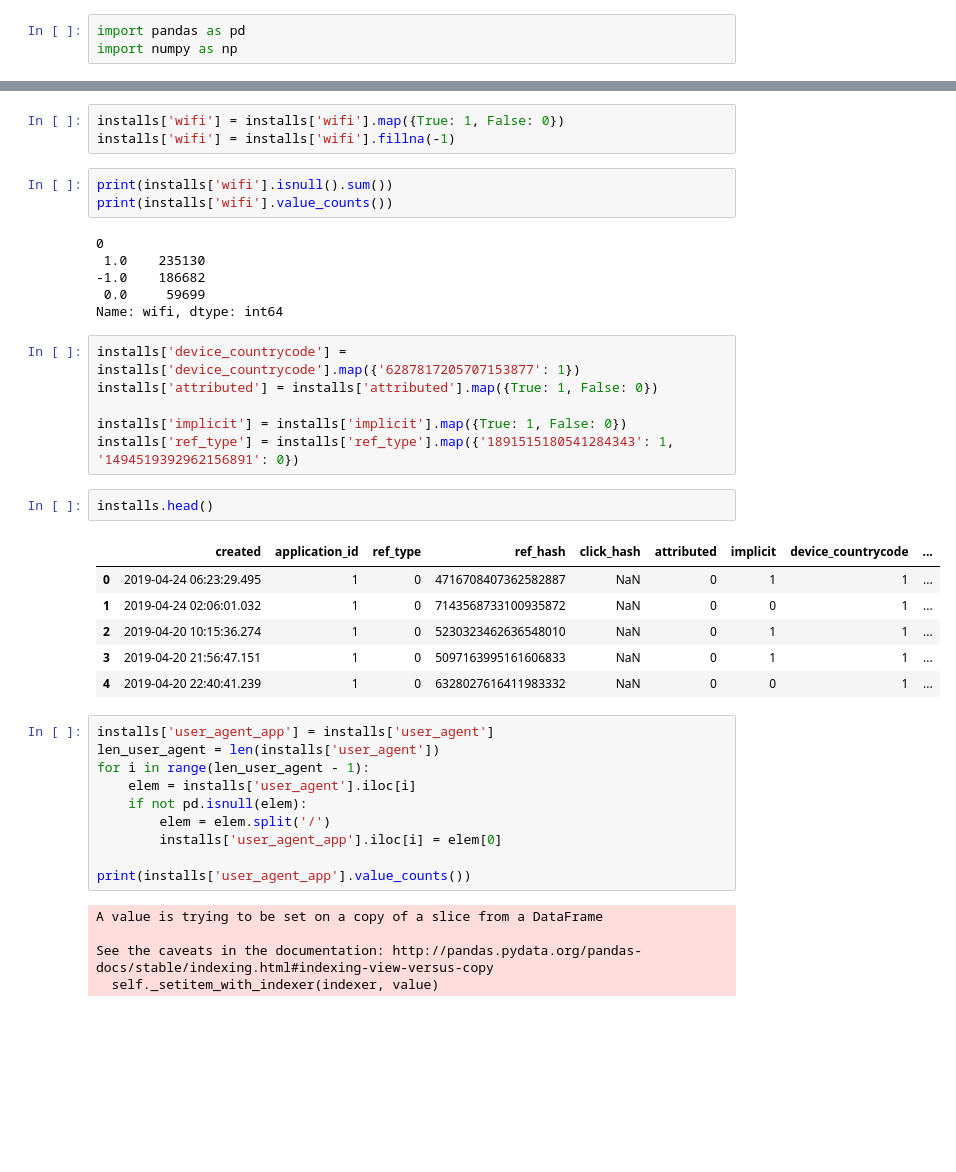
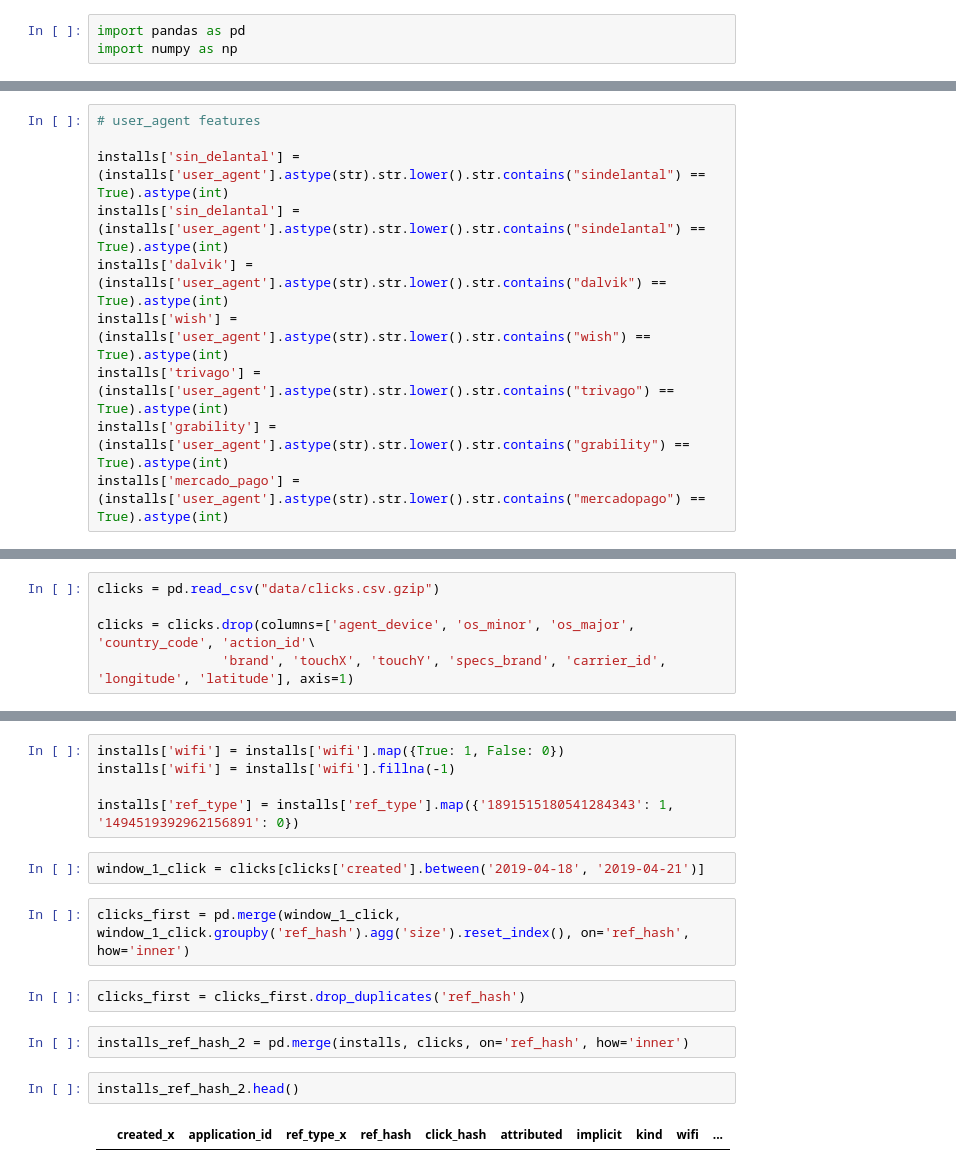
Before and after one commit to Elianagam/orgaDatosTp2, a Jupyter notebook: clean_installs.ipynb, the cells around one changed output, grey strips where cells are left out. Drawn from its saved outputs; the diff is of its cells as text; blank space fills up the shorter version.

```diff
--- a/clean_installs.ipynb
+++ b/clean_installs.ipynb
@@ -50,0 +97,10 @@ installs['window_5'] = installs['created'].between(w5_start, w5_end)
+# %%
+# user_agent features
+
+installs['sin_delantal'] = (installs['user_agent'].astype(str).str.lower().str.contains("sindelantal") == True).astype(int)
+installs['sin_delantal'] = (installs['user_agent'].astype(str).str.lower().str.contains("sindelantal") == True).astype(int)
+installs['dalvik'] = (installs['user_agent'].astype(str).str.lower().str.contains("dalvik") == True).astype(int)
+installs['wish'] = (installs['user_agent'].astype(str).str.lower().str.contains("wish") == True).astype(int)
+installs['trivago'] = (installs['user_agent'].astype(str).str.lower().str.contains("trivago") == True).astype(int)
+installs['grability'] = (installs['user_agent'].astype(str).str.lower().str.contains("grability") == True).astype(int)
+installs['mercado_pago'] = (installs['user_agent'].astype(str).str.lower().str.contains("mercadopago") == True).astype(int)
@@ -81,0 +197,5 @@ Name: ref_type, dtype: int64
+# %%
+clicks = pd.read_csv("data/clicks.csv.gzip")
+
+clicks = clicks.drop(columns=['agent_device', 'os_minor', 'os_major', 'country_code', 'action_id'\
+                'brand', 'touchX', 'touchY', 'specs_brand', 'carrier_id', 'longitude', 'latitude'], axis=1)
@@ -82,42 +211,17 @@ Name: ref_type, dtype: int64
 # %%
 installs['wifi'] = installs['wifi'].map({True: 1, False: 0})
 installs['wifi'] = installs['wifi'].fillna(-1)
+
+installs['ref_type'] = installs['ref_type'].map({'1891515180541284343': 1, '1494519392962156891': 0})
-# %%
-print(installs['wifi'].isnull().sum())
-print(installs['wifi'].value_counts())
-# %% [output]
-0
- 1.0    235130
--1.0    186682
- 0.0     59699
-Name: wifi, dtype: int64
-# %%
-installs['device_countrycode'] = installs['device_countrycode'].map({'6287817205707153877': 1})
-installs['attributed'] = installs['attributed'].map({True: 1, False: 0})
-
-installs['implicit'] = installs['implicit'].map({True: 1, False: 0})
-installs['ref_type'] = installs['ref_type'].map({'1891515180541284343': 1, '1494519392962156891': 0})
+# %%
+window_1_click = clicks[clicks['created'].between('2019-04-18', '2019-04-21')]
+# %%
+clicks_first = pd.merge(window_1_click, window_1_click.groupby('ref_hash').agg('size').reset_index(), on='ref_hash', how='inner')
+# %%
+clicks_first = clicks_first.drop_duplicates('ref_hash')
+# %%
+installs_ref_hash_2 = pd.merge(installs, clicks, on='ref_hash', how='inner')
 # %%
-installs.head()
+installs_ref_hash_2.head()
 # %% [output]
-|  | created | application_id | ref_type | ref_hash | click_hash | attributed | implicit | device_countrycode | ... |
-| 0 | 2019-04-24 06:23:29.495 | 1 | 0 | 4716708407362582887 | NaN | 0 | 1 | 1 | ... |
-| 1 | 2019-04-24 02:06:01.032 | 1 | 0 | 7143568733100935872 | NaN | 0 | 0 | 1 | ... |
-| 2 | 2019-04-20 10:15:36.274 | 1 | 0 | 5230323462636548010 | NaN | 0 | 1 | 1 | ... |
-| 3 | 2019-04-20 21:56:47.151 | 1 | 0 | 5097163995161606833 | NaN | 0 | 1 | 1 | ... |
-| 4 | 2019-04-20 22:40:41.239 | 1 | 0 | 6328027616411983332 | NaN | 0 | 0 | 1 | ... |
+|  | created_x | application_id | ref_type_x | ref_hash | click_hash | attributed | implicit | kind | wifi | ... |
-# %%
-installs['user_agent_app'] = installs['user_agent']
-len_user_agent = len(installs['user_agent'])
-for i in range(len_user_agent - 1):
-    elem = installs['user_agent'].iloc[i]
-    if not pd.isnull(elem):
-        elem = elem.split('/')
-        installs['user_agent_app'].iloc[i] = elem[0]
-
-print(installs['user_agent_app'].value_counts())
-# %% [output]
-A value is trying to be set on a copy of a slice from a DataFrame
-
-See the caveats in the documentation: http://pandas.pydata.org/pandas-docs/stable/indexing.html#indexing-view-versus-copy
-  self._setitem_with_indexer(indexer, value)
```
Also changed, not shown: parts of 36 cells of this notebook.
